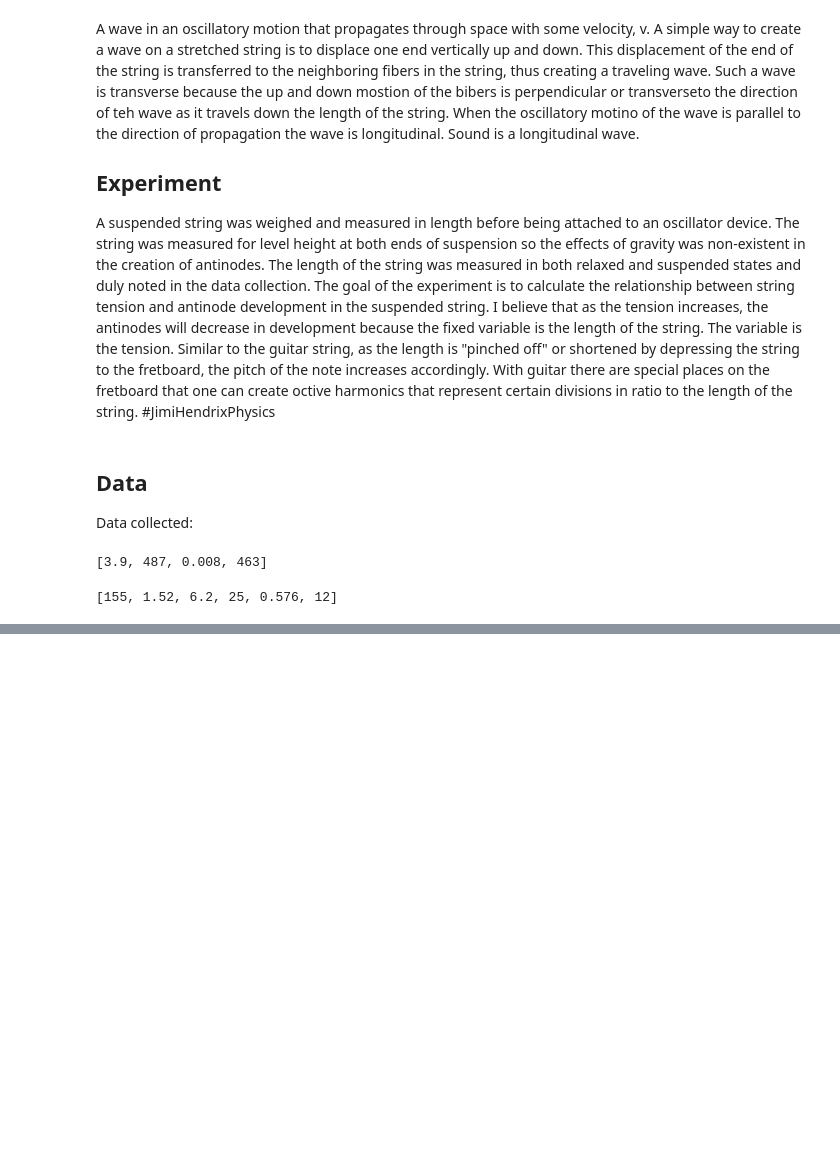
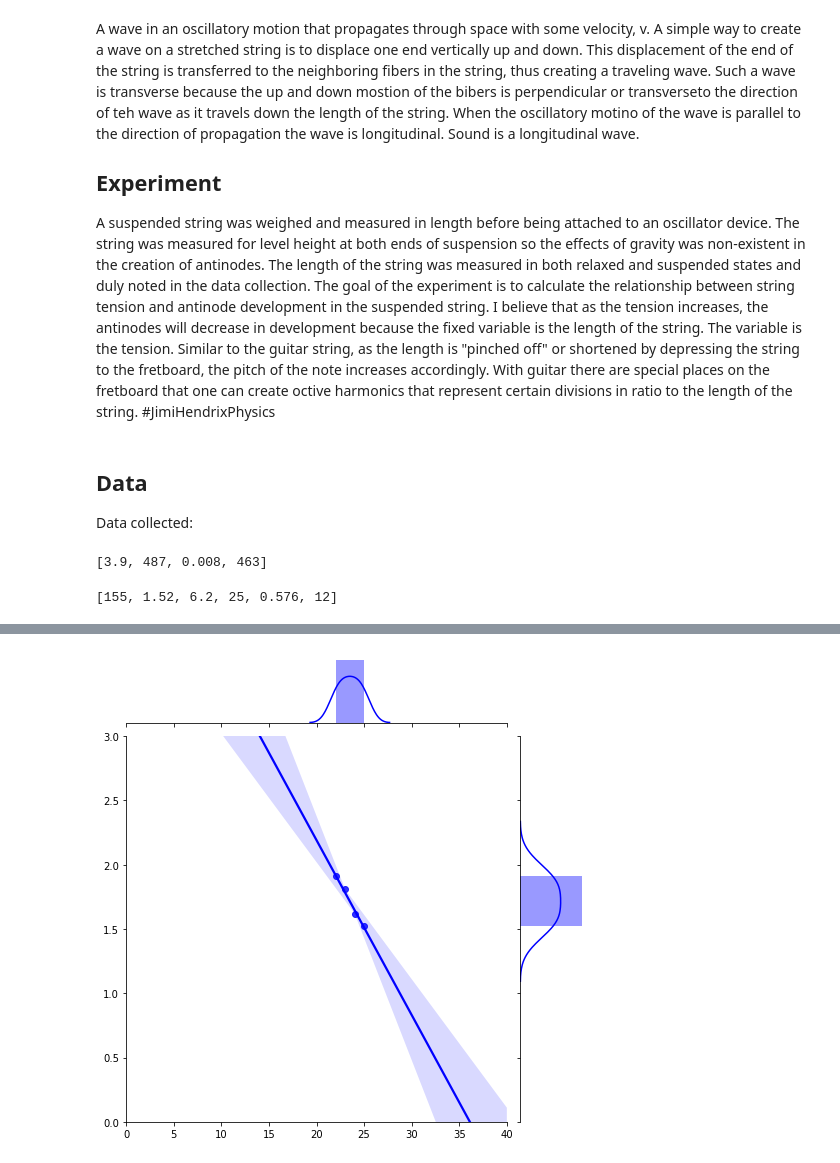
Before and after one commit to gorbulus/DS_Playbook, a Jupyter notebook: Matplotlib.ipynb, the cells around one changed output, grey strips where cells are left out. Cells and saved outputs as stored; diff of their text form; code cells hidden in the pictures; blank space fills up the shorter version.

```diff
--- a/Matplotlib.ipynb
+++ b/Matplotlib.ipynb
@@ -220,3 +223,10 @@ plt.show()
+# %%
+g = sns.jointplot(x=antinodes, y=tension,
+                  kind="reg", truncate=False,
+                  xlim=(0, 40), ylim=(0, 3),
+                  color="b", height=7)
+# %% [output]
+[figure, added]
 # %%
 import matplotlib.pyplot as plt
 import numpy as np
```
Also changed, not shown: parts of 14 cells of this notebook, 1 other file.
